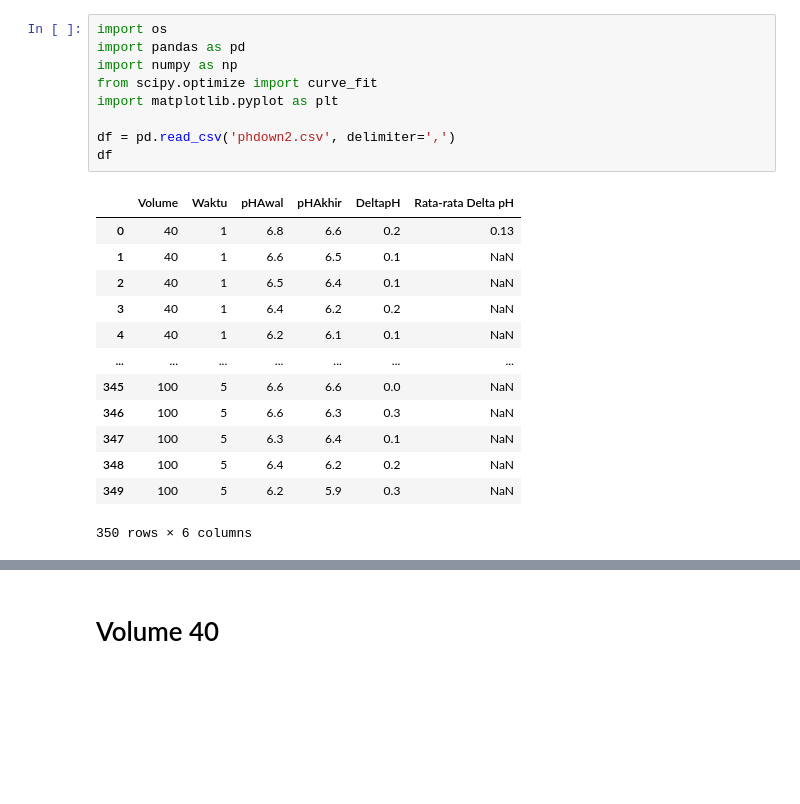
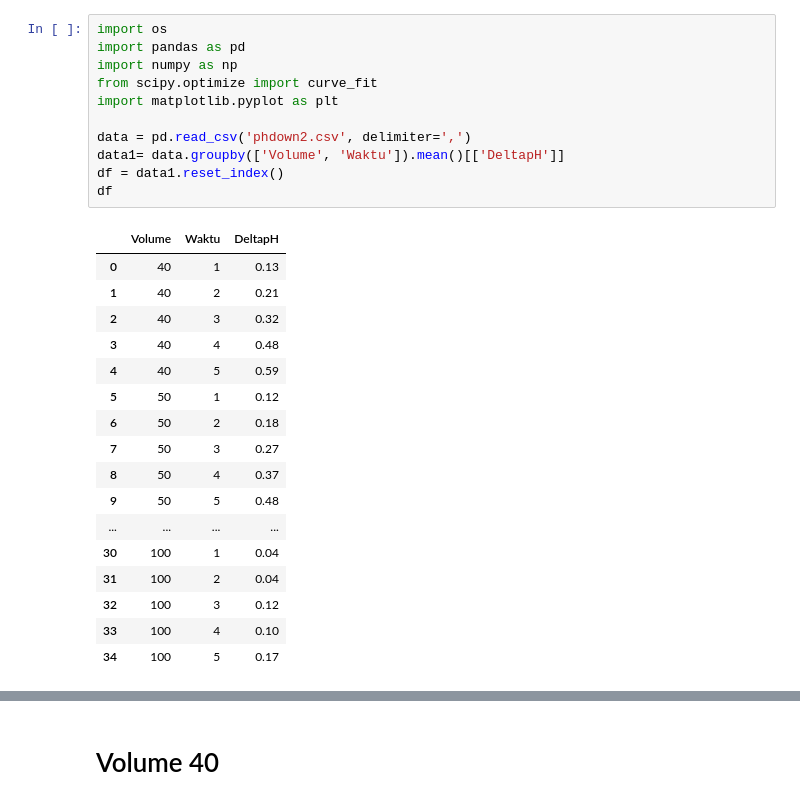
Before and after one commit to alfan459/Machine-Learning-Controlling, a Jupyter notebook: Preprocessing Ph.ipynb, the cells around one changed output, grey strips where cells are left out. Saved outputs shown, nothing was run; the diff lists cells and outputs as text; blank space fills up the shorter version.

```diff
--- a/Preprocessing Ph.ipynb
+++ b/Preprocessing Ph.ipynb
@@ -1,23 +1,29 @@
 # %%
 import os
 import pandas as pd
 import numpy as np
 from scipy.optimize import curve_fit
 import matplotlib.pyplot as plt
 
-df = pd.read_csv('phdown2.csv', delimiter=',')
+data = pd.read_csv('phdown2.csv', delimiter=',')
+data1= data.groupby(['Volume', 'Waktu']).mean()[['DeltapH']]
+df = data1.reset_index()
 df
 # %% [output]
-|  | Volume | Waktu | pHAwal | pHAkhir | DeltapH | Rata-rata Delta pH |
-| 0 | 40 | 1 | 6.8 | 6.6 | 0.2 | 0.13 |
-| 1 | 40 | 1 | 6.6 | 6.5 | 0.1 | NaN |
-| 2 | 40 | 1 | 6.5 | 6.4 | 0.1 | NaN |
-| 3 | 40 | 1 | 6.4 | 6.2 | 0.2 | NaN |
-| 4 | 40 | 1 | 6.2 | 6.1 | 0.1 | NaN |
-| ... | ... | ... | ... | ... | ... | ... |
-| 345 | 100 | 5 | 6.6 | 6.6 | 0.0 | NaN |
-| 346 | 100 | 5 | 6.6 | 6.3 | 0.3 | NaN |
-| 347 | 100 | 5 | 6.3 | 6.4 | 0.1 | NaN |
-| 348 | 100 | 5 | 6.4 | 6.2 | 0.2 | NaN |
-| 349 | 100 | 5 | 6.2 | 5.9 | 0.3 | NaN |
+|  | Volume | Waktu | DeltapH |
+| 0 | 40 | 1 | 0.13 |
+| 1 | 40 | 2 | 0.21 |
+| 2 | 40 | 3 | 0.32 |
+| 3 | 40 | 4 | 0.48 |
+| 4 | 40 | 5 | 0.59 |
+| 5 | 50 | 1 | 0.12 |
+| 6 | 50 | 2 | 0.18 |
+| 7 | 50 | 3 | 0.27 |
+| 8 | 50 | 4 | 0.37 |
+| 9 | 50 | 5 | 0.48 |
+| ... | ... | ... | ... |
+| 30 | 100 | 1 | 0.04 |
+| 31 | 100 | 2 | 0.04 |
+| 32 | 100 | 3 | 0.12 |
+| 33 | 100 | 4 | 0.10 |
+| 34 | 100 | 5 | 0.17 |
-350 rows × 6 columns
```
Also changed, not shown: parts of 11 cells of this notebook.
